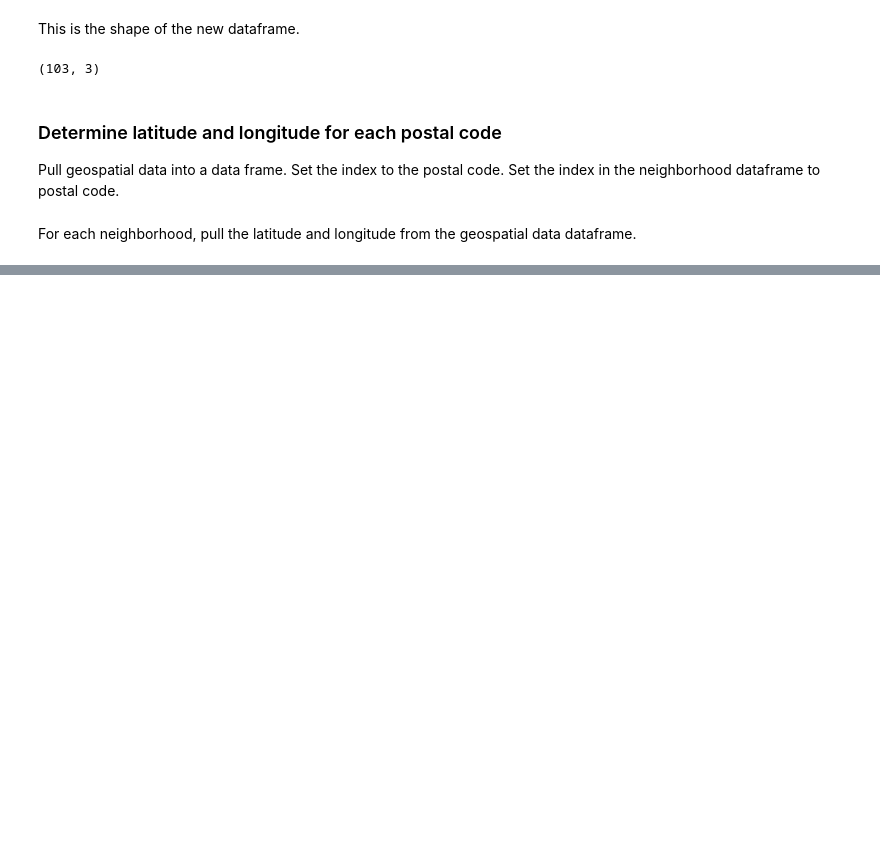
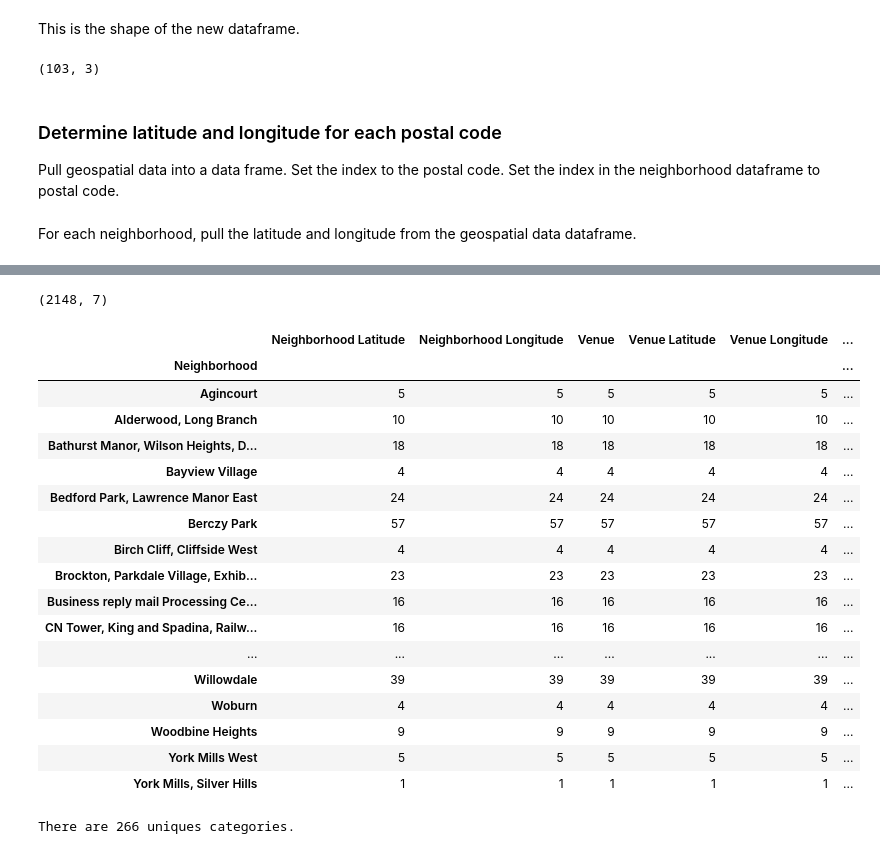
Before and after one commit to ewerfel/Coursera_Capstone, a Jupyter notebook: TorontoNeighborhoods.ipynb, the cells around one changed output, grey strips where cells are left out. Saved outputs shown, nothing was run; the diff lists cells and outputs as text; code cells hidden in the pictures; blank space fills up the shorter version.

```diff
--- a/TorontoNeighborhoods.ipynb
+++ b/TorontoNeighborhoods.ipynb
@@ -106,0 +126,24 @@ display(processed_neighborhood_df)
+# %%
+# create map of New York using latitude and longitude values
+
+toronto_latitude = 43.741667
+toronto_longitude = -79.373333
+map_toronto = folium.Map(location=[toronto_latitude, toronto_longitude], zoom_start=11)
+
+
+
+# add markers to map
+for lat, lng, borough, neighborhood in zip(toronto_neighborhood_df['latitude'], toronto_neighborhood_df['longitude'], toronto_neighborhood_df['Borough'], toronto_neighborhood_df['Neighborhood']):
+    label = '{}, {}'.format(neighborhood, borough)
+    label = folium.Popup(label, parse_html=True)
+    folium.CircleMarker(
+        [lat, lng],
+        radius=5,
+        popup=label,
+        color='blue',
+        fill=True,
+        fill_color='#3186cc',
+        fill_opacity=0.7,
+        parse_html=False).add_to(map_toronto)
+
+map_toronto
@@ -106,0 +152,8 @@ display(processed_neighborhood_df)
+# %%
+CLIENT_ID = 'NVKUL15USCVWRI4MZGCL2XY2UZBVYF12D2BSBYENLELS2XQM' # your Foursquare ID
+CLIENT_SECRET = '5W11RYKY003KS3RAGXU5JJ004R0D2QRRUONEMEHJIE1XAS5Y' # your Foursquare Secret
+VERSION = '20180605' # Foursquare API version
+
+print('Your credentials:')
+print('CLIENT_ID: ' + CLIENT_ID)
+print('CLIENT_SECRET:' + CLIENT_SECRET)
@@ -106,0 +204,11 @@ display(processed_neighborhood_df)
+# %%
+# type your answer here
+
+radius = 500
+LIMIT = 100
+
+toronto_venues = getNearbyVenues(names=toronto_neighborhood_df['Neighborhood'],
+                                   latitudes=toronto_neighborhood_df['latitude'],
+                                   longitudes=toronto_neighborhood_df['longitude']
+                                  )
+toronto_venues.head()
@@ -106,0 +239,29 @@ display(processed_neighborhood_df)
+# %%
+toronto_venues.shape
+# %% [output]
+(2148, 7)
+# %%
+toronto_venues.groupby('Neighborhood').count()
+# %% [output]
+|  | Neighborhood Latitude | Neighborhood Longitude | Venue | Venue Latitude | Venue Longitude | ... |
+| Neighborhood |  |  |  |  |  | ... |
+| Agincourt | 5 | 5 | 5 | 5 | 5 | ... |
+| Alderwood, Long Branch | 10 | 10 | 10 | 10 | 10 | ... |
+| Bathurst Manor, Wilson Heights, D... | 18 | 18 | 18 | 18 | 18 | ... |
+| Bayview Village | 4 | 4 | 4 | 4 | 4 | ... |
+| Bedford Park, Lawrence Manor East | 24 | 24 | 24 | 24 | 24 | ... |
+| Berczy Park | 57 | 57 | 57 | 57 | 57 | ... |
+| Birch Cliff, Cliffside West | 4 | 4 | 4 | 4 | 4 | ... |
+| Brockton, Parkdale Village, Exhib... | 23 | 23 | 23 | 23 | 23 | ... |
+| Business reply mail Processing Ce... | 16 | 16 | 16 | 16 | 16 | ... |
+| CN Tower, King and Spadina, Railw... | 16 | 16 | 16 | 16 | 16 | ... |
+| ... | ... | ... | ... | ... | ... | ... |
+| Willowdale | 39 | 39 | 39 | 39 | 39 | ... |
+| Woburn | 4 | 4 | 4 | 4 | 4 | ... |
+| Woodbine Heights | 9 | 9 | 9 | 9 | 9 | ... |
+| York Mills West | 5 | 5 | 5 | 5 | 5 | ... |
+| York Mills, Silver Hills | 1 | 1 | 1 | 1 | 1 | ... |
+# %%
+print('There are {} uniques categories.'.format(len(toronto_venues['Venue Category'].unique())))
+# %% [output]
+There are 266 uniques categories.
```
Also changed, not shown: parts of 24 cells of this notebook.
